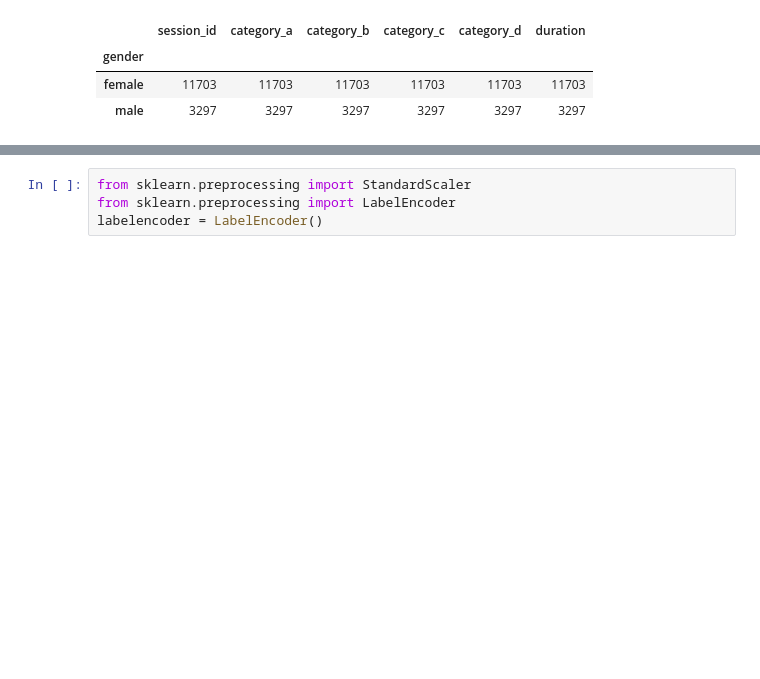
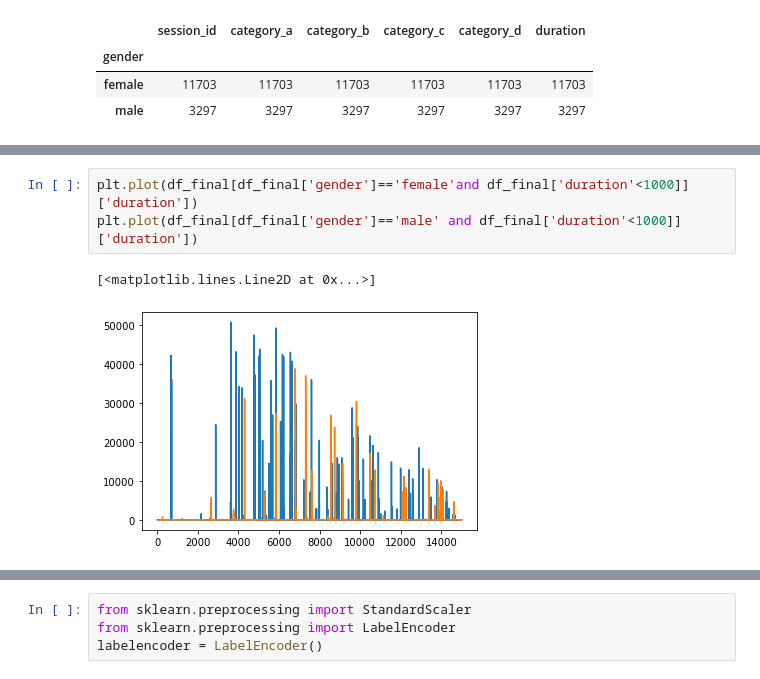
Before and after one commit to temav/Cinimex, a Jupyter notebook: notebooks/Prediction.ipynb, the cells around one changed output, grey strips where cells are left out. Saved outputs shown, nothing was run; the diff lists cells and outputs as text; blank space fills up the shorter version.

```diff
--- a/notebooks/Prediction.ipynb
+++ b/notebooks/Prediction.ipynb
@@ -162,0 +226,6 @@ df_final.groupby('gender').count()
+# %%
+plt.plot(df_final[df_final['gender']=='female'and df_final['duration'<1000]]['duration'])
+plt.plot(df_final[df_final['gender']=='male' and df_final['duration'<1000]]['duration'])
+# %% [output]
+[<matplotlib.lines.Line2D at 0x...>]
+[figure, added]
```
Also changed, not shown: parts of 26 cells of this notebook.
